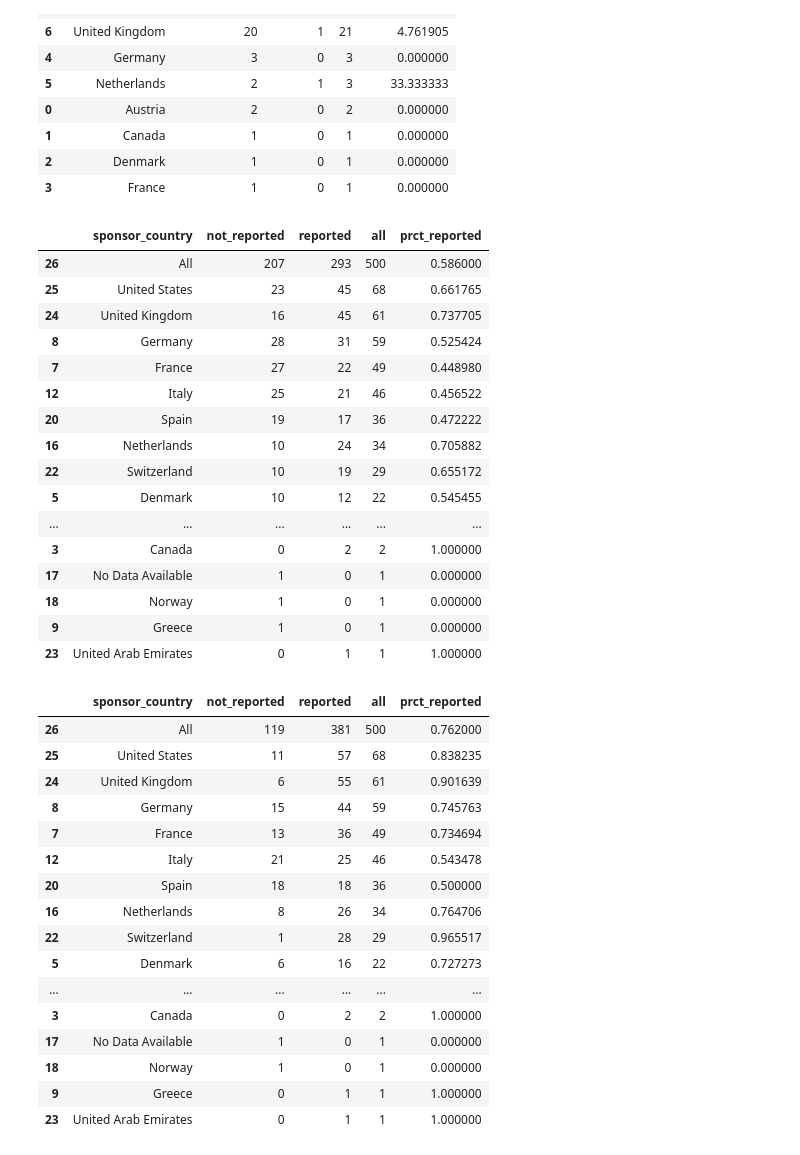
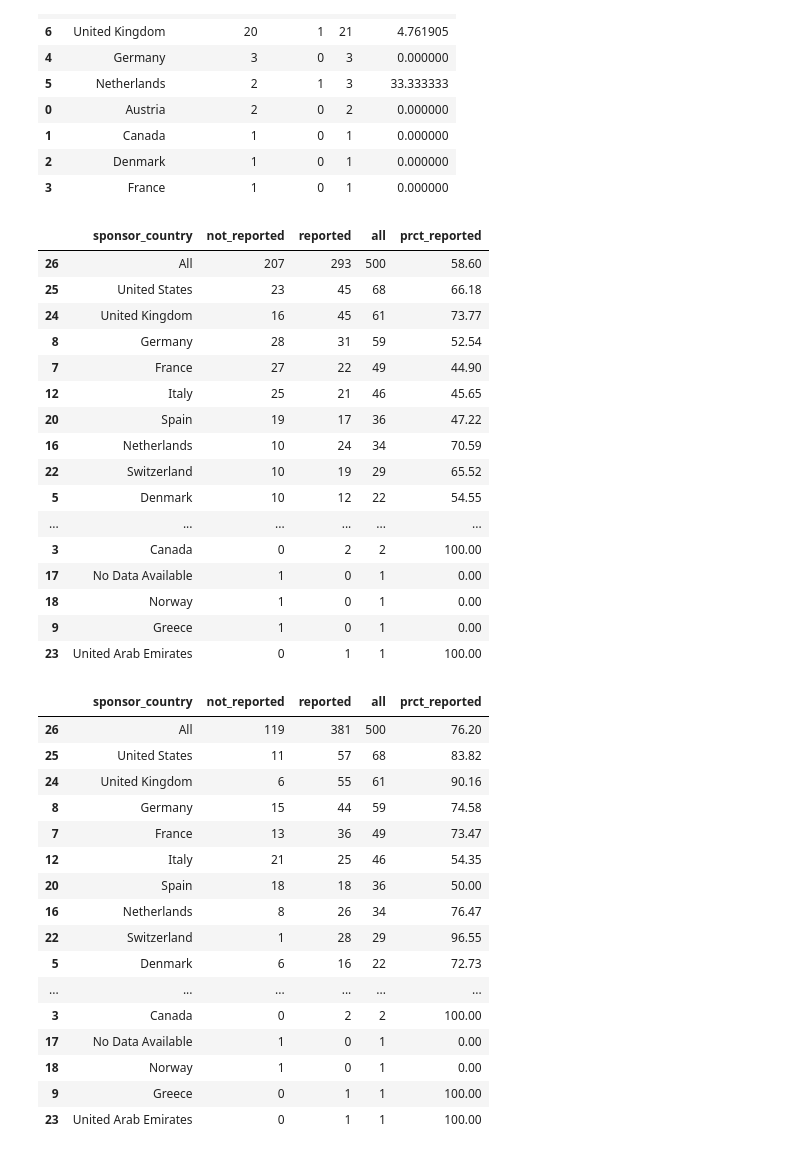
Before and after one commit to ebmdatalab/euctr_pub_search, a Jupyter notebook: notebooks/Anlysis.ipynb, the cells around one changed output. Drawn from its saved outputs; the diff is of its cells as text; code cells hidden in the pictures.

```diff
--- a/notebooks/Anlysis.ipynb
+++ b/notebooks/Anlysis.ipynb
@@ -1157,47 +1282,47 @@ isrctn_reporting.sort_values(by='all', ascending=False)
 #Journal Reporting
 journal_reporting = crosstab(spon_country, 'journal_results_inc', 'sponsor_country').reset_index()
 journal_reporting.columns = ['sponsor_country', 'not_reported', 'reported', 'all']
-journal_reporting['prct_reported'] = journal_reporting.reported / journal_reporting['all']
+journal_reporting['prct_reported'] = round((journal_reporting.reported / journal_reporting['all'])*100,2)
 journal_reporting.sort_values(by='all', ascending=False)
 # %% [output]
 |  | sponsor_country | not_reported | reported | all | prct_reported |
-| 26 | All | 207 | 293 | 500 | 0.586000 |
-| 25 | United States | 23 | 45 | 68 | 0.661765 |
-| 24 | United Kingdom | 16 | 45 | 61 | 0.737705 |
-| 8 | Germany | 28 | 31 | 59 | 0.525424 |
-| 7 | France | 27 | 22 | 49 | 0.448980 |
-| 12 | Italy | 25 | 21 | 46 | 0.456522 |
-| 20 | Spain | 19 | 17 | 36 | 0.472222 |
-| 16 | Netherlands | 10 | 24 | 34 | 0.705882 |
-| 22 | Switzerland | 10 | 19 | 29 | 0.655172 |
-| 5 | Denmark | 10 | 12 | 22 | 0.545455 |
+| 26 | All | 207 | 293 | 500 | 58.60 |
+| 25 | United States | 23 | 45 | 68 | 66.18 |
+| 24 | United Kingdom | 16 | 45 | 61 | 73.77 |
+| 8 | Germany | 28 | 31 | 59 | 52.54 |
+| 7 | France | 27 | 22 | 49 | 44.90 |
+| 12 | Italy | 25 | 21 | 46 | 45.65 |
+| 20 | Spain | 19 | 17 | 36 | 47.22 |
+| 16 | Netherlands | 10 | 24 | 34 | 70.59 |
+| 22 | Switzerland | 10 | 19 | 29 | 65.52 |
+| 5 | Denmark | 10 | 12 | 22 | 54.55 |
 | ... | ... | ... | ... | ... | ... |
-| 3 | Canada | 0 | 2 | 2 | 1.000000 |
-| 17 | No Data Available | 1 | 0 | 1 | 0.000000 |
-| 18 | Norway | 1 | 0 | 1 | 0.000000 |
-| 9 | Greece | 1 | 0 | 1 | 0.000000 |
-| 23 | United Arab Emirates | 0 | 1 | 1 | 1.000000 |
+| 3 | Canada | 0 | 2 | 2 | 100.00 |
+| 17 | No Data Available | 1 | 0 | 1 | 0.00 |
+| 18 | Norway | 1 | 0 | 1 | 0.00 |
+| 9 | Greece | 1 | 0 | 1 | 0.00 |
+| 23 | United Arab Emirates | 0 | 1 | 1 | 100.00 |
 # %%
 #Any Reporting
 any_reporting = crosstab(spon_country, 'any_results_inc', 'sponsor_country').reset_index()
 any_reporting.columns = ['sponsor_country', 'not_reported', 'reported', 'all']
-any_reporting['prct_reported'] = any_reporting.reported / any_reporting['all']
+any_reporting['prct_reported'] = round((any_reporting.reported / any_reporting['all'])*100,2)
 any_reporting.sort_values(by='all', ascending=False)
 # %% [output]
 |  | sponsor_country | not_reported | reported | all | prct_reported |
-| 26 | All | 119 | 381 | 500 | 0.762000 |
-| 25 | United States | 11 | 57 | 68 | 0.838235 |
-| 24 | United Kingdom | 6 | 55 | 61 | 0.901639 |
-| 8 | Germany | 15 | 44 | 59 | 0.745763 |
-| 7 | France | 13 | 36 | 49 | 0.734694 |
-| 12 | Italy | 21 | 25 | 46 | 0.543478 |
-| 20 | Spain | 18 | 18 | 36 | 0.500000 |
-| 16 | Netherlands | 8 | 26 | 34 | 0.764706 |
-| 22 | Switzerland | 1 | 28 | 29 | 0.965517 |
-| 5 | Denmark | 6 | 16 | 22 | 0.727273 |
+| 26 | All | 119 | 381 | 500 | 76.20 |
+| 25 | United States | 11 | 57 | 68 | 83.82 |
+| 24 | United Kingdom | 6 | 55 | 61 | 90.16 |
+| 8 | Germany | 15 | 44 | 59 | 74.58 |
+| 7 | France | 13 | 36 | 49 | 73.47 |
+| 12 | Italy | 21 | 25 | 46 | 54.35 |
+| 20 | Spain | 18 | 18 | 36 | 50.00 |
+| 16 | Netherlands | 8 | 26 | 34 | 76.47 |
+| 22 | Switzerland | 1 | 28 | 29 | 96.55 |
+| 5 | Denmark | 6 | 16 | 22 | 72.73 |
 | ... | ... | ... | ... | ... | ... |
-| 3 | Canada | 0 | 2 | 2 | 1.000000 |
-| 17 | No Data Available | 1 | 0 | 1 | 0.000000 |
-| 18 | Norway | 1 | 0 | 1 | 0.000000 |
-| 9 | Greece | 0 | 1 | 1 | 1.000000 |
-| 23 | United Arab Emirates | 0 | 1 | 1 | 1.000000 |
+| 3 | Canada | 0 | 2 | 2 | 100.00 |
+| 17 | No Data Available | 1 | 0 | 1 | 0.00 |
+| 18 | Norway | 1 | 0 | 1 | 0.00 |
+| 9 | Greece | 0 | 1 | 1 | 100.00 |
+| 23 | United Arab Emirates | 0 | 1 | 1 | 100.00 |
```
Also changed, not shown: parts of 44 cells of this notebook, 7 other files.
